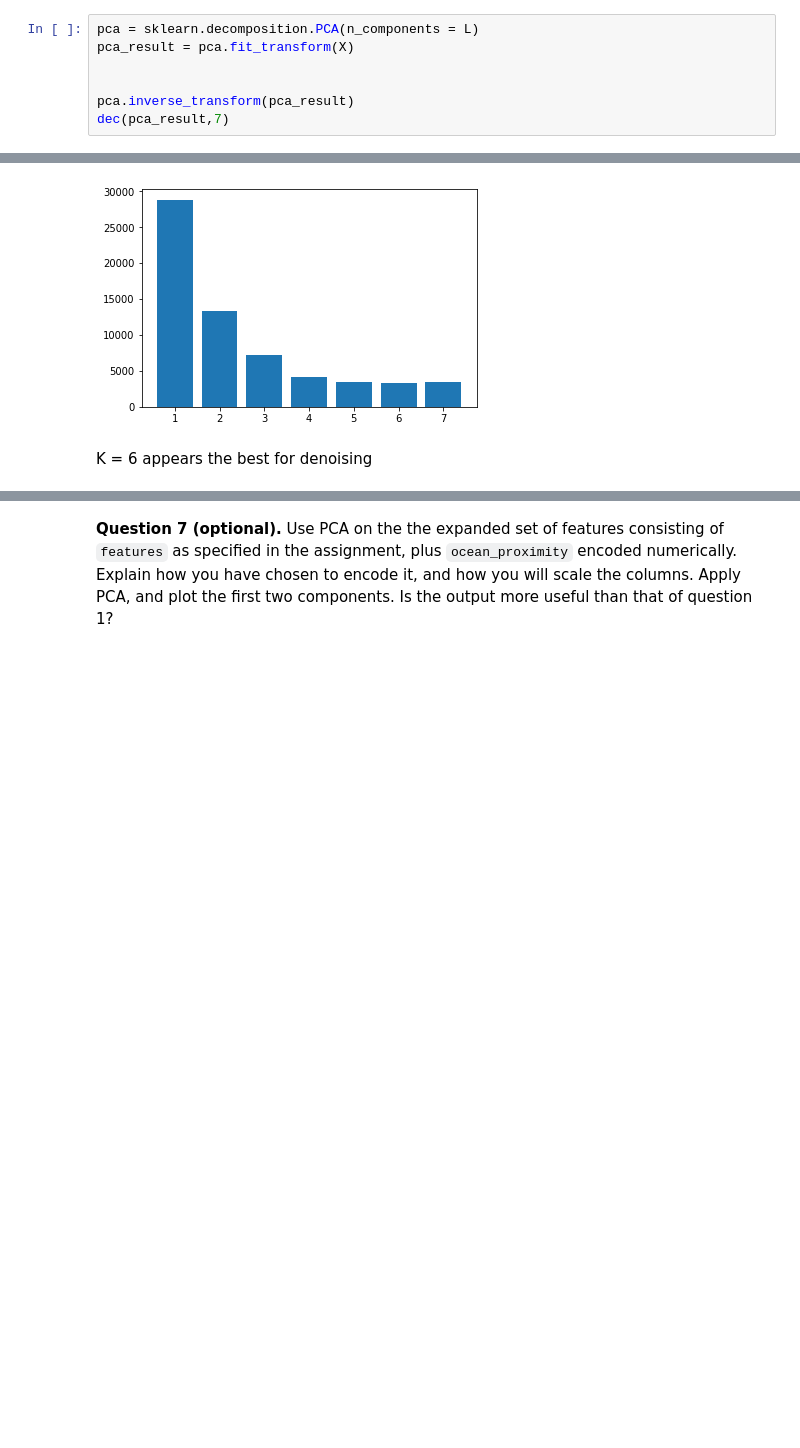
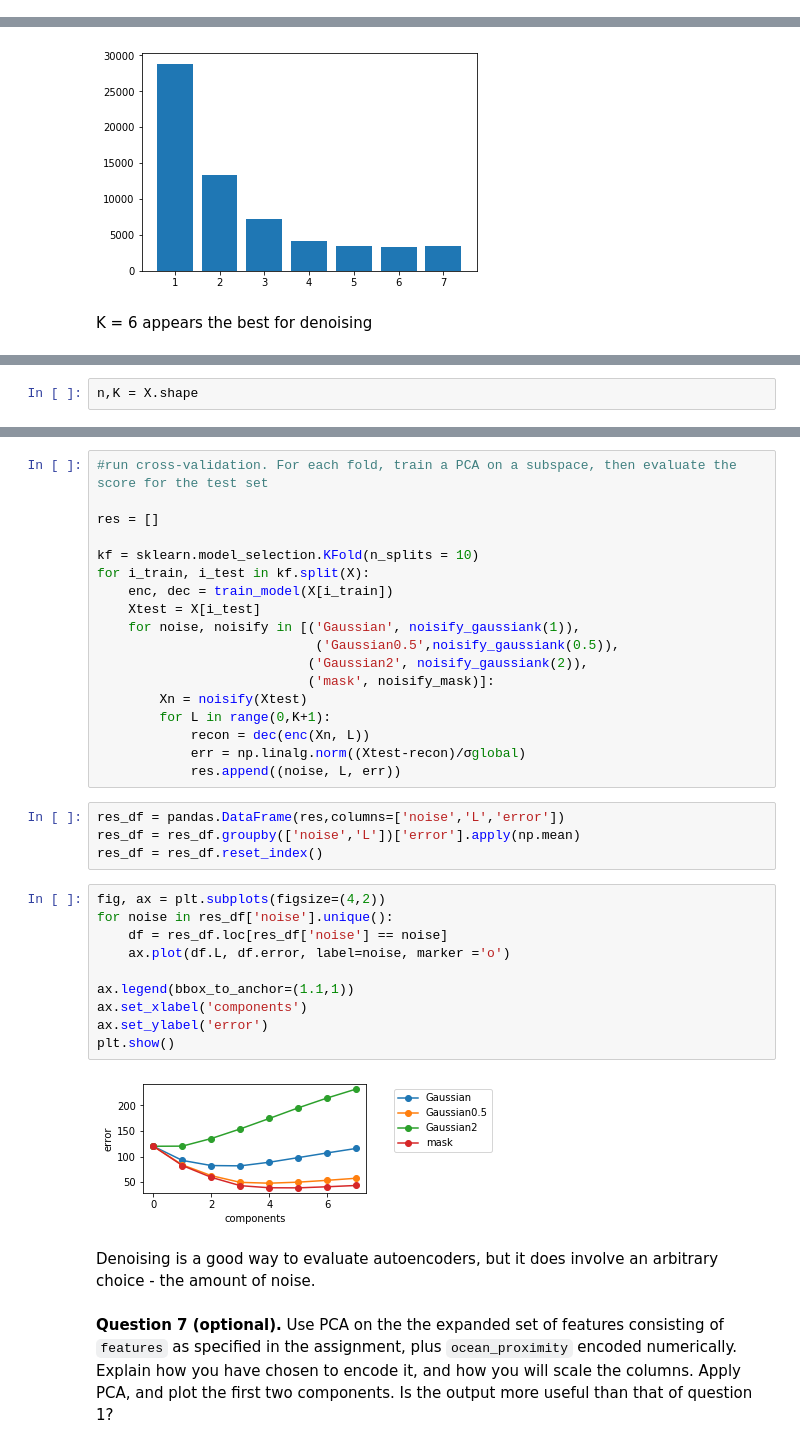
Before and after one commit to raghul-parthipan/dspnp, a Jupyter notebook: Practical_damon/autoencoder.ipynb, the cells around one changed output, grey strips where cells are left out. Drawn from its saved outputs; the diff is of its cells as text; blank space fills up the shorter version.

Commit message:
Finished autoencoder practical

```diff
--- a/Practical_damon/autoencoder.ipynb
+++ b/Practical_damon/autoencoder.ipynb
@@ -666,7 +662,0 @@ def dec(X):
-# %%
-pca = sklearn.decomposition.PCA(n_components = L)
-pca_result = pca.fit_transform(X)
-
-
-pca.inverse_transform(pca_result)
-dec(pca_result,7)
@@ -739,0 +761,2 @@ K = 6 appears the best for denoising
+# %%
+n,K = X.shape
@@ -740,3 +780,39 @@ K = 6 appears the best for denoising
+# %%
+#run cross-validation. For each fold, train a PCA on a subspace, then evaluate the score for the test set
+
+res = []
+
+kf = sklearn.model_selection.KFold(n_splits = 10)
+for i_train, i_test in kf.split(X):
+    enc, dec = train_model(X[i_train])
+    Xtest = X[i_test]
+    for noise, noisify in [('Gaussian', noisify_gaussiank(1)),
+                            ('Gaussian0.5',noisify_gaussiank(0.5)),
+                           ('Gaussian2', noisify_gaussiank(2)),
+                           ('mask', noisify_mask)]:
+        Xn = noisify(Xtest)
+        for L in range(0,K+1):
+            recon = dec(enc(Xn, L))
+            err = np.linalg.norm((Xtest-recon)/σglobal)
+            res.append((noise, L, err))
+# %%
+res_df = pandas.DataFrame(res,columns=['noise','L','error'])
+res_df = res_df.groupby(['noise','L'])['error'].apply(np.mean)
+res_df = res_df.reset_index()
+# %%
+fig, ax = plt.subplots(figsize=(4,2))
+for noise in res_df['noise'].unique():
+    df = res_df.loc[res_df['noise'] == noise]
+    ax.plot(df.L, df.error, label=noise, marker ='o')
+
+ax.legend(bbox_to_anchor=(1.1,1))
+ax.set_xlabel('components')
+ax.set_ylabel('error')
+plt.show()
+# %% [output]
+[figure, added]
+# %% [markdown]
+Denoising is a good way to evaluate autoencoders, but it does involve an arbitrary choice - the amount of noise.
 # %% [markdown]
 **Question 7 (optional).** Use PCA on the the expanded set of features consisting of `features` as specified in the assignment, plus `ocean_proximity` encoded numerically.
 Explain how you have chosen to encode it, and how you will scale the columns. Apply PCA, and plot the first two components. Is the output more useful than that of question 1?
```
Also changed, not shown: parts of 27 cells of this notebook.
